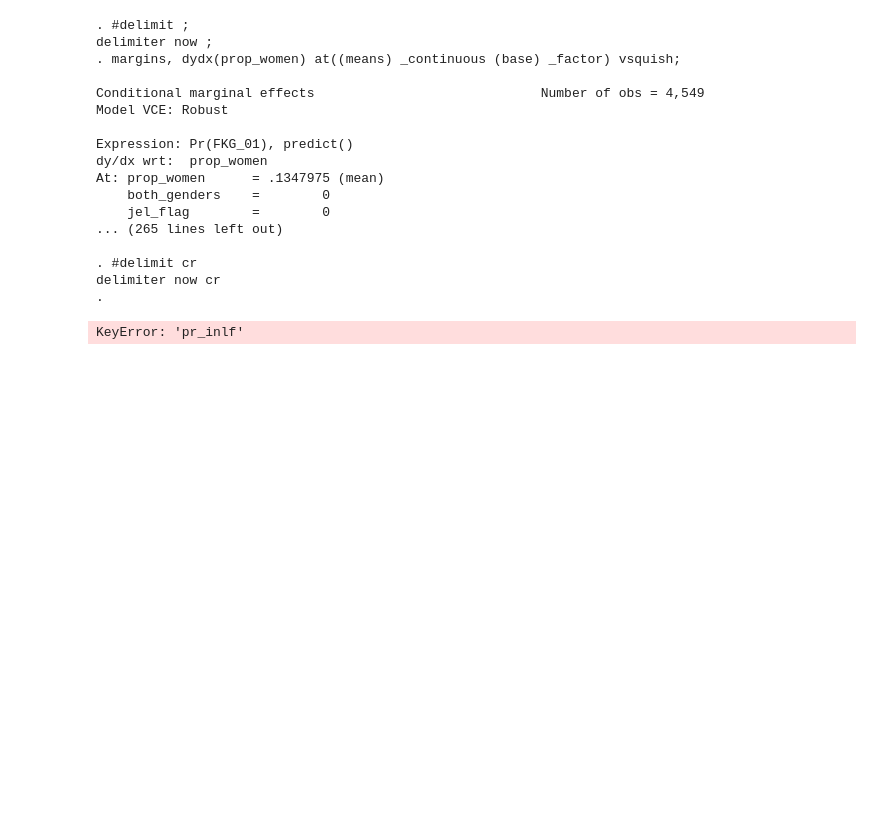
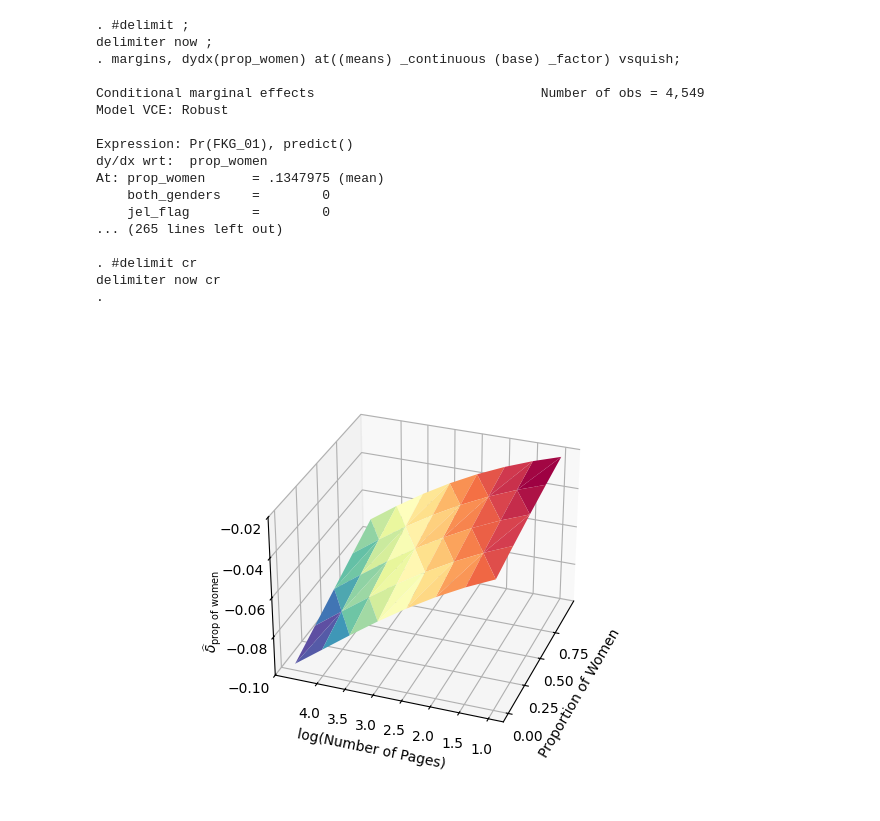
Before and after one commit to victoriaholguinr/Econometria, a Jupyter notebook: code/004_logit.ipynb, the cells around one changed output. Drawn from its saved outputs; the diff is of its cells as text; code cells hidden in the pictures; blank space fills up the shorter version.

```diff
--- a/code/004_logit.ipynb
+++ b/code/004_logit.ipynb
@@ -176,29 +179,29 @@ data = pd.read_stata("predictions.dta")
 ax = plt.axes(projection='3d')
 
 # Specify the view angle of the graph
-ax.view_init(elev=30, azim=240)
+ax.view_init(elev=30, azim=200)
 
 # Render the graph
 ax.plot_trisurf(data['prop_women'], data['log_num_pages'], data['delta_hat'],cmap=plt.cm.Spectral_r)
 
 # Specify the axis ticks
-ax.set_xticks(np.arange(5, 17, step=2))
-ax.set_yticks(np.arange(0, 3, step=1))
-ax.set_zticks(np.arange( 0, 0.1, step=0.02))
+ax.set_xticks(np.arange(0, 1, step=0.25))
+ax.set_yticks(np.arange(1, 4.5, step=0.5))
+ax.set_zticks(np.arange( -.1, 0, step=0.02))
 
 
 # Specify the title and axis titles
 ax.set_title("")
-ax.set_xlabel("Proportion of Women Authors")
+ax.set_xlabel("Proportion of Women")
 ax.set_ylabel("log(Number of Pages)")
 ax.zaxis.set_rotate_label(False)
-ax.set_zlabel(r"$\widehat{\delta}_{educ}$", rotation=90)
+ax.set_zlabel(r"$\widehat{\delta}_{\text{prop of women}}$", rotation=90)
 
 # Save the graph
-plt.savefig("Margins3d.png")
+plt.savefig("../figures/Margins3d.png")
-# %% [output]
-KeyError: 'pr_inlf'
 # %%
 # Showing the graph
 from IPython.display import Image
-Image("Margins3d.png")
+Image("../figures/Margins3d.png")
+# %% [output]
+[figure, added]
```
Also changed, not shown: parts of 7 cells of this notebook.
